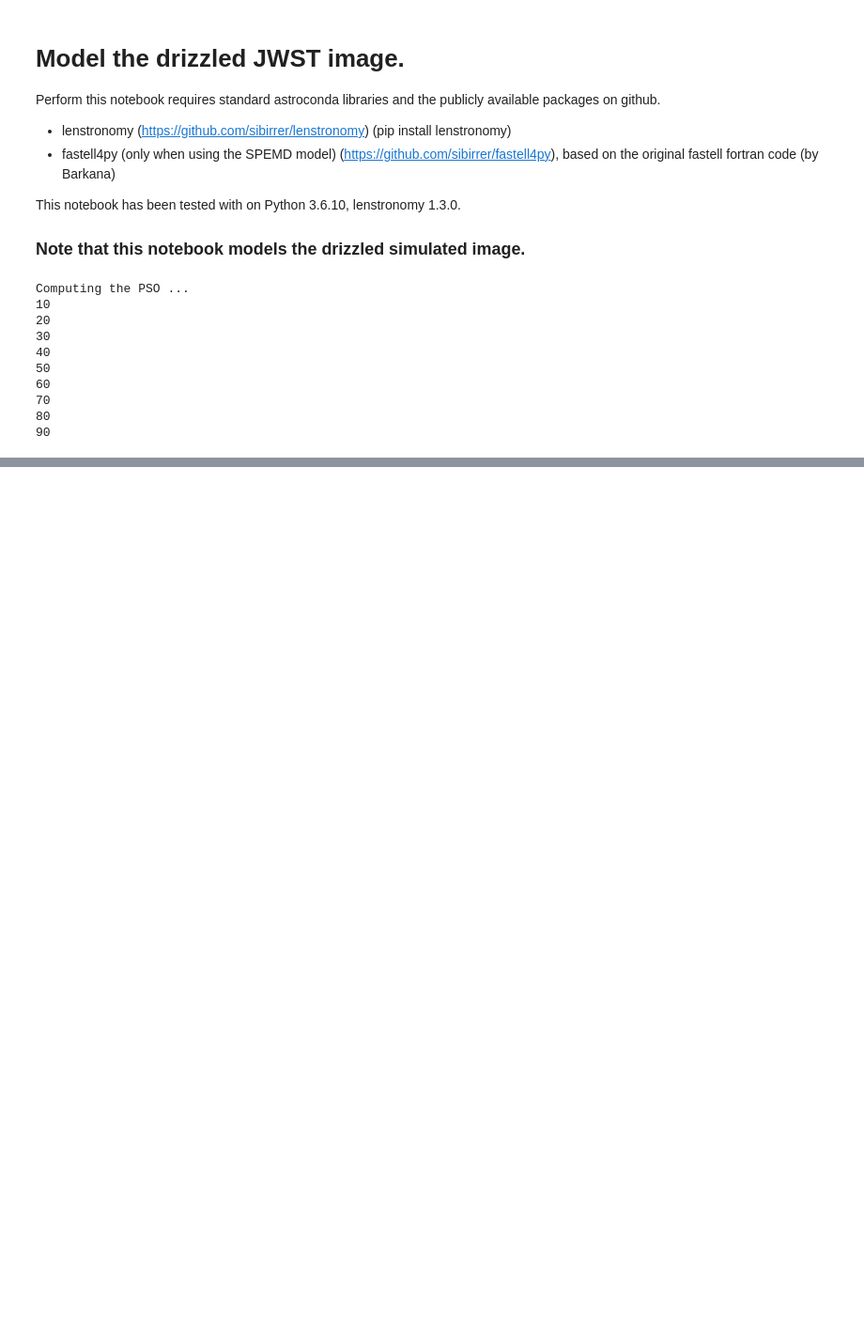
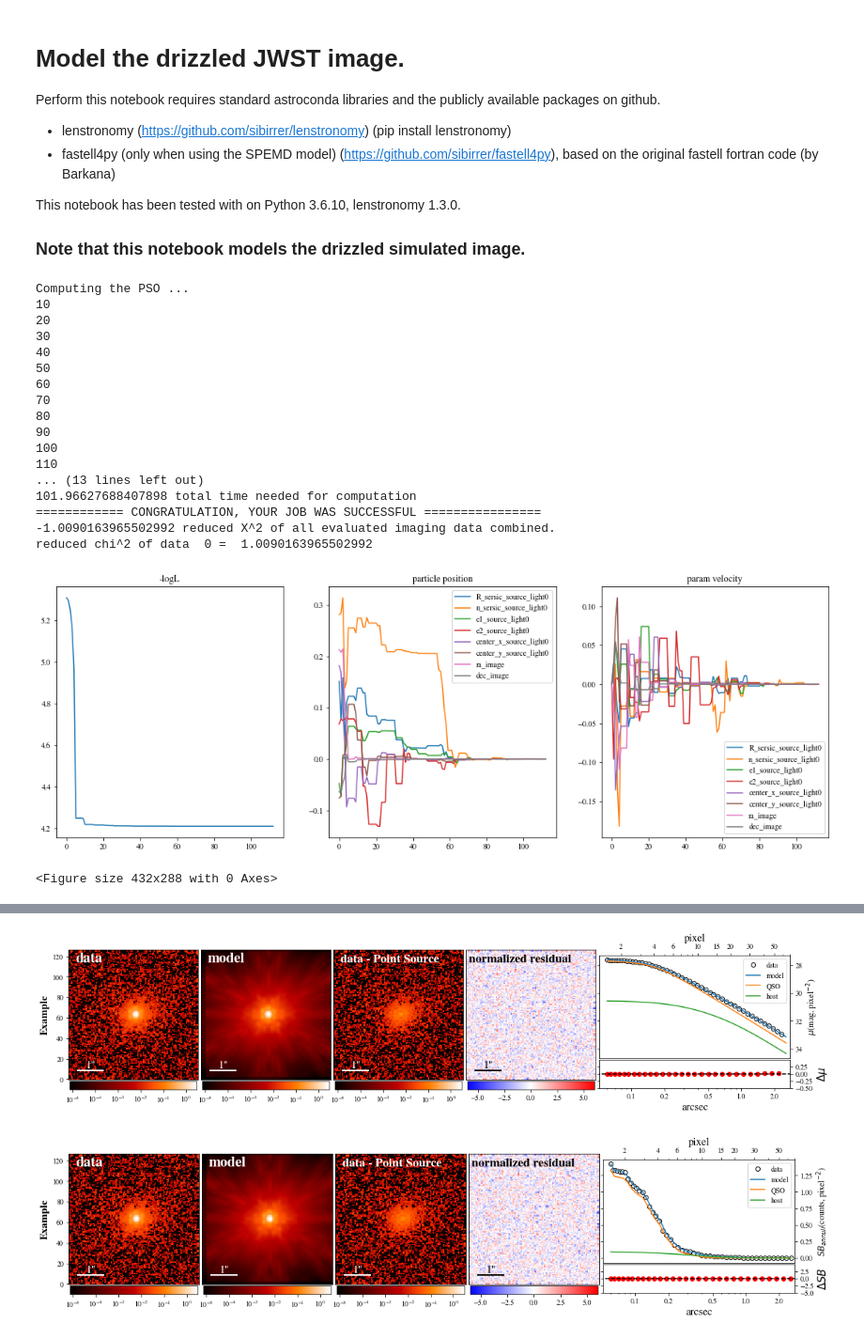
Before and after one commit to dartoon/my_code, a Jupyter notebook: projects/Sim_HST_JWST/JWST_QSO/Modeling_drizzled_image.ipynb, the cells around one changed output, grey strips where cells are left out. Shown at 94% size. Cells and saved outputs as stored; diff of their text form; code cells hidden in the pictures; blank space fills up the shorter version.

```diff
--- a/projects/Sim_HST_JWST/JWST_QSO/Modeling_drizzled_image.ipynb
+++ b/projects/Sim_HST_JWST/JWST_QSO/Modeling_drizzled_image.ipynb
@@ -73,32 +73,41 @@ kwargs_source_init.append({'R_sersic': 0.3, 'n_sersic': 2., 'e1': 0., 'e2': 0.,
 kwargs_source_sigma.append({'n_sersic': 0.5, 'R_sersic': 0.5, 'e1': 0.1, 'e2': 0.1, 'center_x': 0.1, 'center_y': 0.1})
 kwargs_lower_source.append({'e1': -0.5, 'e2': -0.5, 'R_sersic': 0.1, 'n_sersic': 0.3, 'center_x': -0.5, 'center_y': -0.5})
 kwargs_upper_source.append({'e1': 0.5, 'e2': 0.5, 'R_sersic': 3., 'n_sersic': 7., 'center_x': 0.5, 'center_y': 0.5})
 
 source_params = [kwargs_source_init, kwargs_source_sigma, fixed_source, kwargs_lower_source, kwargs_upper_source]
 
-tag = None
-#tag = folder+'example' #If need to save the inferred figures
+#tag = None
+tag = folder+'example' #If need to save the inferred figures
 source_result, ps_result, image_ps, image_host, error_map=fit_qso(QSO_img, psf_ave=psf, psf_std = None,
                                                                   source_params=source_params, fixcenter=fixcenter,
                                                                   pix_sz = pix_scale, no_MCMC = (run_MCMC==False),
                                                                   QSO_std =QSO_std, tag=tag, deep_seed= deep_seed, pltshow=pltshow,
                                                                   corner_plot=False, flux_ratio_plot=True, dump_result=run_MCMC, pso_diag =True)
 
 
 plot_compare=True
 fits_plot =True
 
 result = transfer_to_result(data=QSO_img, pix_sz = pix_scale,
                             source_result=source_result, ps_result=ps_result, image_ps=image_ps, image_host=image_host, error_map=error_map,
                             zp=zp, fixcenter=fixcenter,ID='Example', tag=tag, plot_compare = plot_compare)
 # %% [output]
 Computing the PSO ...
 10
 20
 30
 40
 50
 60
 70
 80
 90
+100
+110
+... (13 lines left out)
+101.96627688407898 total time needed for computation
+============ CONGRATULATION, YOUR JOB WAS SUCCESSFUL ================
+-1.0090163965502992 reduced X^2 of all evaluated imaging data combined.
+reduced chi^2 of data  0 =  1.0090163965502992
+[figure, added]
+<Figure size 432x288 with 0 Axes>
@@ -105,3 +115,5 @@ Computing the PSO ...
+[figure, added]
+[figure, added]
 # %%
 print("The truth:")
 with open("sim_ID_0/sim_info.txt") as f: # The with keyword automatically closes the file when you are done
```
Also changed, not shown: parts of 2 cells of this notebook, 43 other files.
